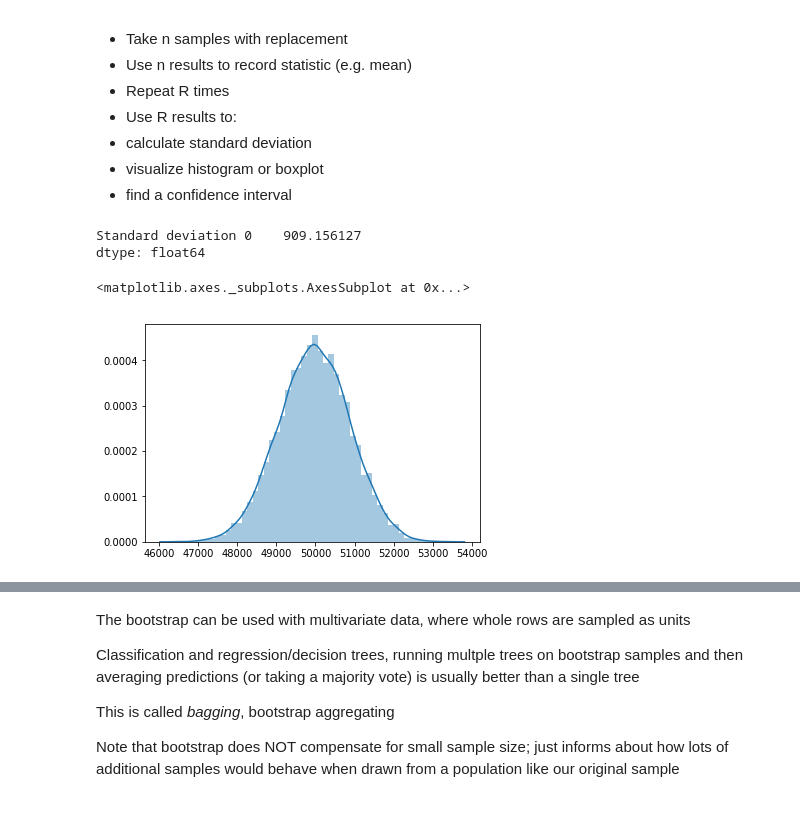
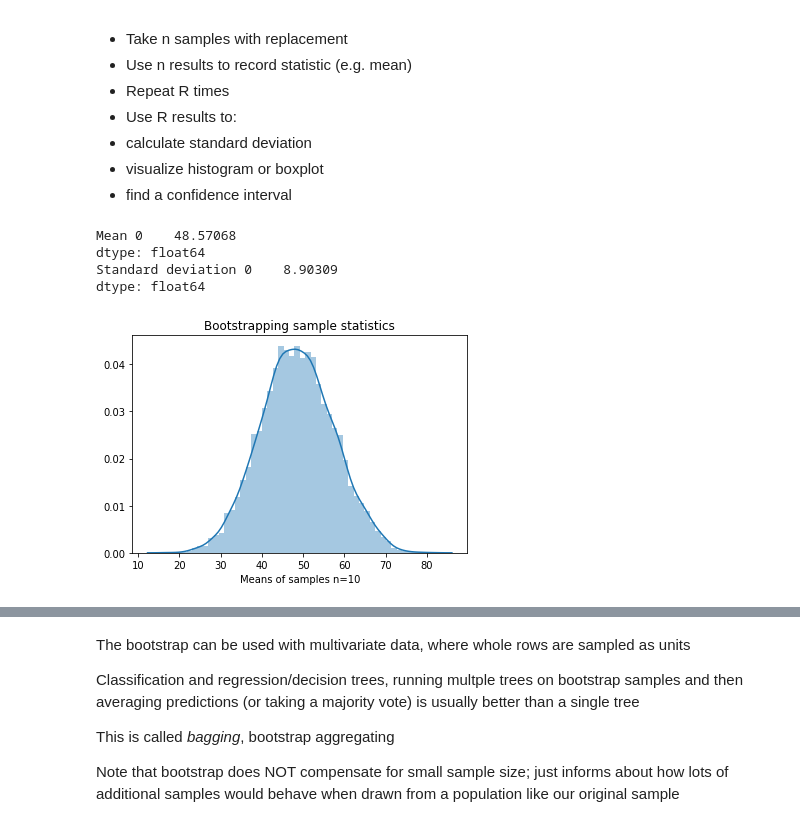
Before and after one commit to andrewmontes87/practical_statistics_py, a Jupyter notebook: notebooks/02 - Data and sampling distributions.ipynb, the cells around one changed output, grey strips where cells are left out. Cells and saved outputs as stored; diff of their text form; code cells hidden in the pictures.

Commit message:
adding titles and labels to more charts

```diff
--- a/notebooks/02 - Data and sampling distributions.ipynb
+++ b/notebooks/02 - Data and sampling distributions.ipynb
@@ -189,21 +189,29 @@ In practice we simply sample with replacement.
 # %%
 ### Bootstrapping a sample statistic (mean)
 
-data = pd.DataFrame(np.random.randint(100000, size=100000))
+data = pd.DataFrame(np.random.randint(100, size=1000))
 
 R = 10000
-n = 1000
+n = 10
 
 results = []
 for _ in range(R):
     s = data.sample(n=n, replace=True)
     results.append(s.mean())
 
 df = pd.DataFrame(results)
+
+print('Mean', df.mean())
 print('Standard deviation', df.std())
-sns.distplot(df)
+
+# histogram with seaborn
+ax = sns.distplot(df)
+plt.title('Bootstrapping sample statistics')
+ax.set(xlabel='Means of samples n={}'.format(n))
+plt.show()
 # %% [output]
-Standard deviation 0    909.156127
+Mean 0    48.57068
 dtype: float64
+Standard deviation 0    8.90309
+dtype: float64
-<matplotlib.axes._subplots.AxesSubplot at 0x...>
-[figure, old version]
+[figure, new version]
```
Also changed, not shown: parts of 33 cells of this notebook.
